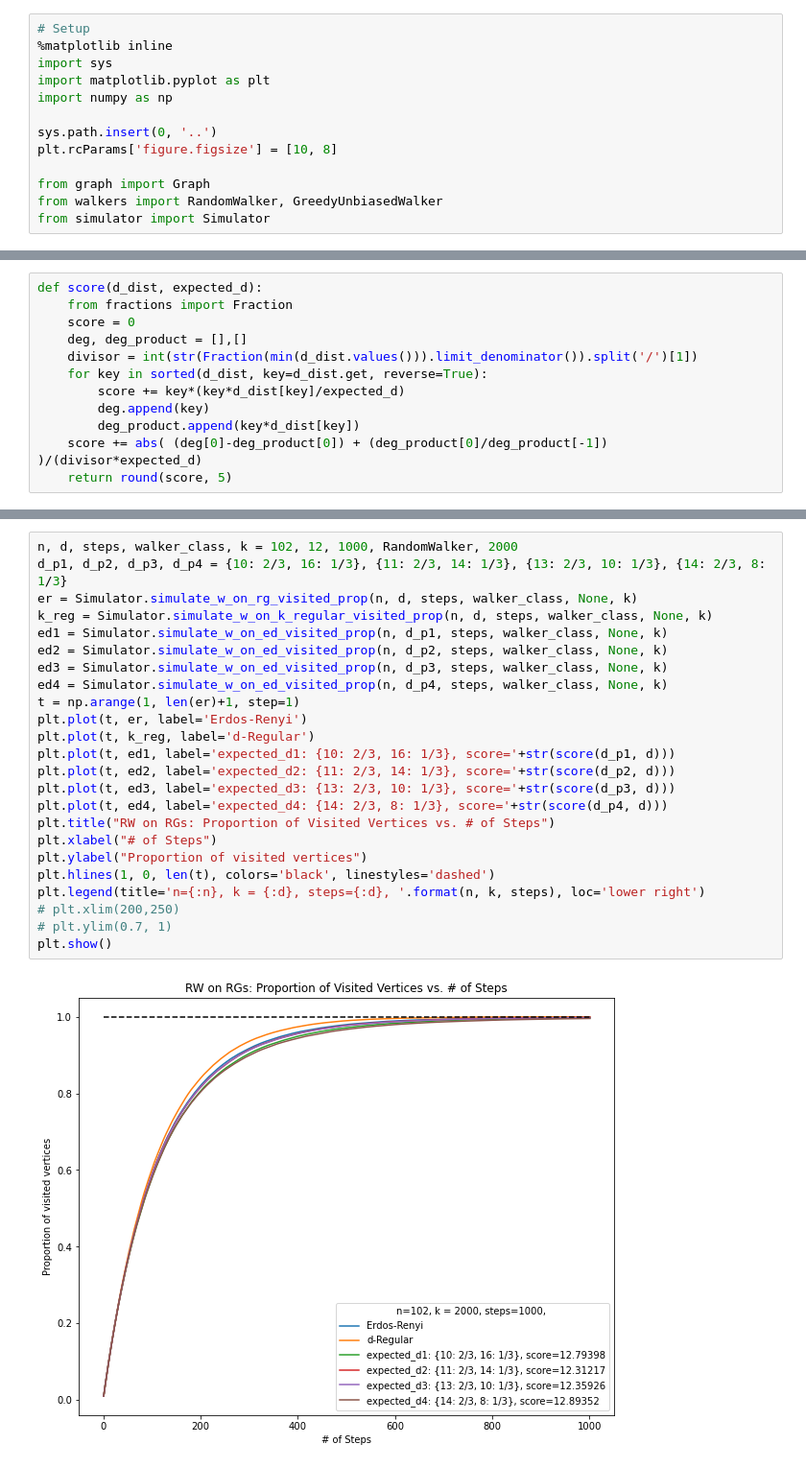
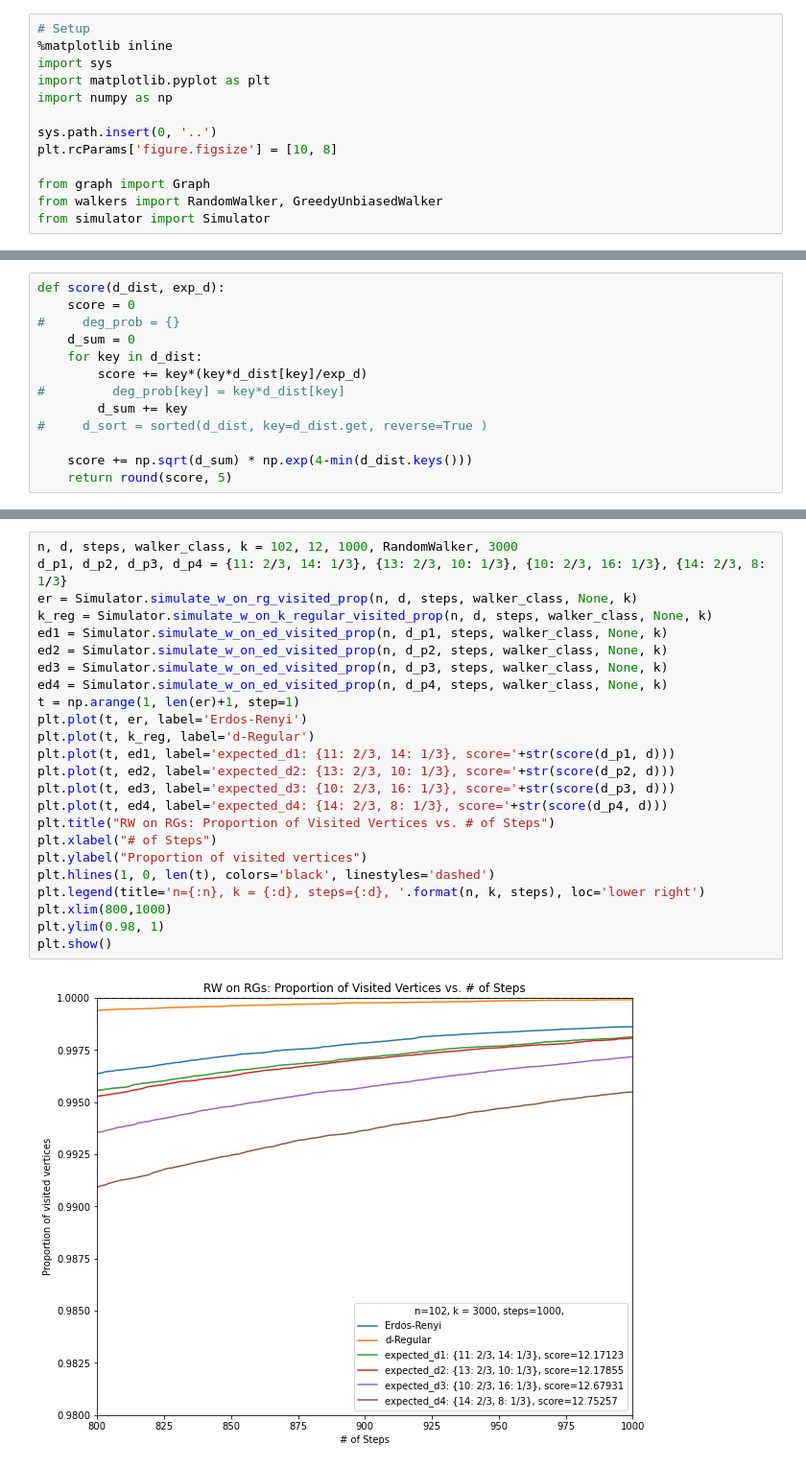
Before and after one commit to andrew-yin/rw-on-rg, a Jupyter notebook: predict_EDP.ipynb, the cells around one changed output, grey strips where cells are left out. Shown at 96% size. Saved outputs shown, nothing was run; the diff lists cells and outputs as text.

```diff
--- a/predict_EDP.ipynb
+++ b/predict_EDP.ipynb
@@ -41,12 +13,0 @@ Example: expected degree = 10
-# %%
-def score(d_dist, expected_d):
-    from fractions import Fraction
-    score = 0
-    deg, deg_product = [],[]
-    divisor = int(str(Fraction(min(d_dist.values())).limit_denominator()).split('/')[1])
-    for key in sorted(d_dist, key=d_dist.get, reverse=True):
-        score += key*(key*d_dist[key]/expected_d)
-        deg.append(key)
-        deg_product.append(key*d_dist[key])
-    score += abs( (deg[0]-deg_product[0]) + (deg_product[0]/deg_product[-1]) )/(divisor*expected_d)
-    return round(score, 5)
@@ -53,2 +21,15 @@ def score(d_dist, expected_d):
+# %%
+def score(d_dist, exp_d):
+    score = 0
+#     deg_prob = {}
+    d_sum = 0
+    for key in d_dist:
+        score += key*(key*d_dist[key]/exp_d)
+#         deg_prob[key] = key*d_dist[key]
+        d_sum += key
+#     d_sort = sorted(d_dist, key=d_dist.get, reverse=True )
+
+    score += np.sqrt(d_sum) * np.exp(4-min(d_dist.keys()))
+    return round(score, 5)
 # %%
 n, d, steps, walker_class, k = 102, 10, 1000, RandomWalker, 1000
@@ -215,26 +200,26 @@ plt.show()
 # %%
-n, d, steps, walker_class, k = 102, 12, 1000, RandomWalker, 2000
-d_p1, d_p2, d_p3, d_p4 = {10: 2/3, 16: 1/3}, {11: 2/3, 14: 1/3}, {13: 2/3, 10: 1/3}, {14: 2/3, 8: 1/3}
+n, d, steps, walker_class, k = 102, 12, 1000, RandomWalker, 3000
+d_p1, d_p2, d_p3, d_p4 = {11: 2/3, 14: 1/3}, {13: 2/3, 10: 1/3}, {10: 2/3, 16: 1/3}, {14: 2/3, 8: 1/3}
 er = Simulator.simulate_w_on_rg_visited_prop(n, d, steps, walker_class, None, k)
 k_reg = Simulator.simulate_w_on_k_regular_visited_prop(n, d, steps, walker_class, None, k)
 ed1 = Simulator.simulate_w_on_ed_visited_prop(n, d_p1, steps, walker_class, None, k)
 ed2 = Simulator.simulate_w_on_ed_visited_prop(n, d_p2, steps, walker_class, None, k)
 ed3 = Simulator.simulate_w_on_ed_visited_prop(n, d_p3, steps, walker_class, None, k)
 ed4 = Simulator.simulate_w_on_ed_visited_prop(n, d_p4, steps, walker_class, None, k)
 t = np.arange(1, len(er)+1, step=1)
 plt.plot(t, er, label='Erdos-Renyi')
 plt.plot(t, k_reg, label='d-Regular')
-plt.plot(t, ed1, label='expected_d1: {10: 2/3, 16: 1/3}, score='+str(score(d_p1, d)))
-plt.plot(t, ed2, label='expected_d2: {11: 2/3, 14: 1/3}, score='+str(score(d_p2, d)))
-plt.plot(t, ed3, label='expected_d3: {13: 2/3, 10: 1/3}, score='+str(score(d_p3, d)))
+plt.plot(t, ed1, label='expected_d1: {11: 2/3, 14: 1/3}, score='+str(score(d_p1, d)))
+plt.plot(t, ed2, label='expected_d2: {13: 2/3, 10: 1/3}, score='+str(score(d_p2, d)))
+plt.plot(t, ed3, label='expected_d3: {10: 2/3, 16: 1/3}, score='+str(score(d_p3, d)))
 plt.plot(t, ed4, label='expected_d4: {14: 2/3, 8: 1/3}, score='+str(score(d_p4, d)))
 plt.title("RW on RGs: Proportion of Visited Vertices vs. # of Steps")
 plt.xlabel("# of Steps")
 plt.ylabel("Proportion of visited vertices")
 plt.hlines(1, 0, len(t), colors='black', linestyles='dashed')
 plt.legend(title='n={:n}, k = {:d}, steps={:d}, '.format(n, k, steps), loc='lower right')
-# plt.xlim(200,250)
-# plt.ylim(0.7, 1)
+plt.xlim(800,1000)
+plt.ylim(0.98, 1)
 plt.show()
 # %% [output]
-[figure, old version]
+[figure, new version]
```
Also changed, not shown: parts of 18 cells of this notebook.
